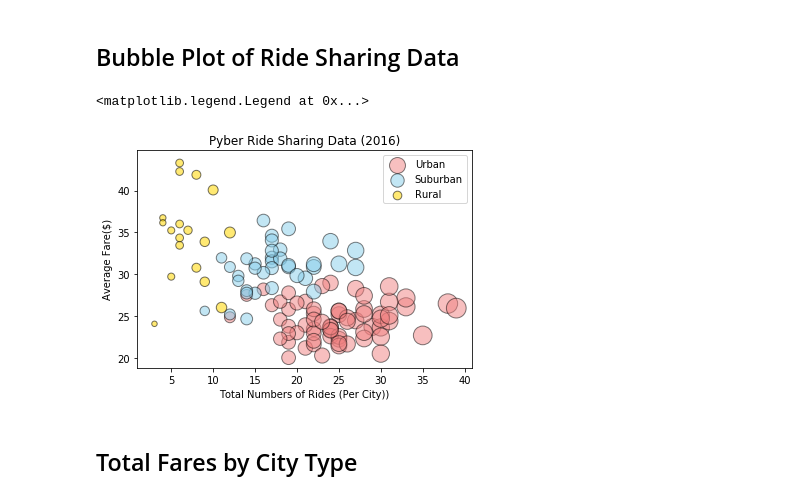
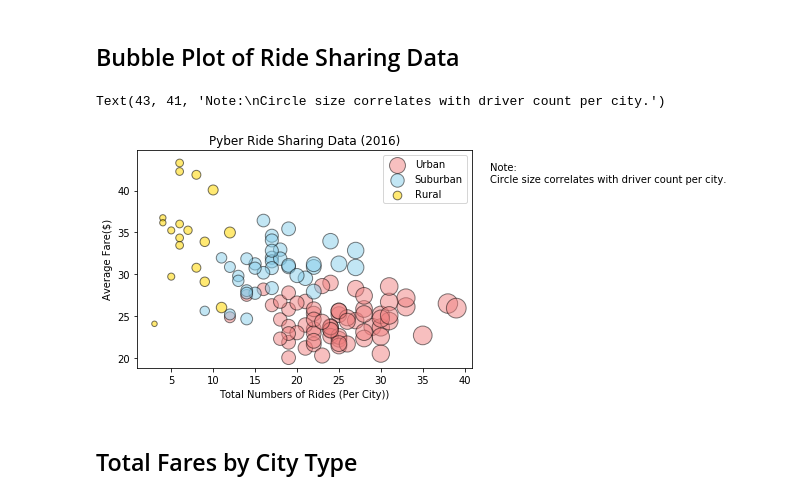
Before and after one commit to kgreenwalt/Pyber, a Jupyter notebook: pyber_starter.ipynb, the cells around one changed output. Drawn from its saved outputs; the diff is of its cells as text; code cells hidden in the pictures.

```diff
--- a/pyber_starter.ipynb
+++ b/pyber_starter.ipynb
@@ -46,49 +46,43 @@ urban_city = pyber_data.loc[(pyber_data["type"] == "Urban")]
 suburban_city = pyber_data.loc[(pyber_data["type"] == "Suburban")]
 rural_city = pyber_data.loc[(pyber_data["type"] == "Rural")]
 
 # Build the scatter plots for each city types
-# Urban
 avg_fare_urban_city = urban_city.groupby(['city'])['fare'].mean()
 total_rides_urban_city = urban_city.groupby(['city']).count()['ride_id']
 total_drivers_urban_city = urban_city.groupby(['city'])['driver_count'].value_counts()
 
-# Suburban
 avg_fare_suburban_city = suburban_city.groupby(['city'])['fare'].mean()
 total_rides_suburban_city = suburban_city.groupby(['city']).count()['ride_id']
 total_drivers_suburban_city = suburban_city.groupby(['city'])['driver_count'].value_counts()
 
-# Rural
 avg_fare_rural_city = rural_city.groupby(['city'])['fare'].mean()
 total_rides_rural_city = rural_city.groupby(['city']).count()['ride_id']
 total_drivers_rural_city = rural_city.groupby(['city'])['driver_count'].value_counts()
 
 # Incorporate the other graph properties
-
 plt.scatter(total_rides_urban_city, avg_fare_urban_city,s=total_drivers_urban_city*10,
-            marker ='o', facecolors ="lightcoral", edgecolors='black',alpha = 0.5, label="Urban")
+            marker ='o', facecolors ="lightcoral", edgecolors='black',alpha = 0.5, linewidth = 1, label="Urban")
 
 plt.scatter(total_rides_suburban_city, avg_fare_suburban_city,s=total_drivers_suburban_city*10,
-            marker ='o', facecolors ="skyblue", edgecolors='black',alpha = 0.5, label="Suburban")
+            marker ='o', facecolors ="skyblue", edgecolors='black',alpha = 0.5, linewidth = 1, label="Suburban")
 
 plt.scatter(total_rides_rural_city, avg_fare_rural_city,s=total_drivers_rural_city*10,
-            marker ='o', facecolors ="gold", edgecolors='black',alpha = 0.55, label="Rural")
+            marker ='o', facecolors ="gold", edgecolors='black',alpha = 0.55, linewidth = 1, label="Rural")
 
 # Create a legend
+plt.legend(loc='upper right')
+plt.title("Pyber Ride Sharing Data (2016)")
+plt.xlabel("Total Numbers of Rides (Per City))")
+plt.ylabel("Average Fare($)")
+plt.text(43, 41,"Note:\nCircle size correlates with driver count per city.")
 
-# Chart title
-plt.title("Pyber Ride Sharing Data (2016)")
-# x label
-plt.xlabel("Total Numbers of Rides (Per City))")
-# y label
-plt.ylabel("Average Fare($)")
-# legend
-plt.legend(loc='upper right')
 
 # Incorporate a text label regarding circle size
 
 # Save Figure
+# plt.savefig("Images/% of Total Fares By City Types.png")
 # %% [output]
-<matplotlib.legend.Legend at 0x...>
+Text(43, 41, 'Note:\nCircle size correlates with driver count per city.')
-[figure, old version]
+[figure, new version]
 # %% [markdown]
 ## Total Fares by City Type
```
Also changed, not shown: parts of 7 cells of this notebook.
